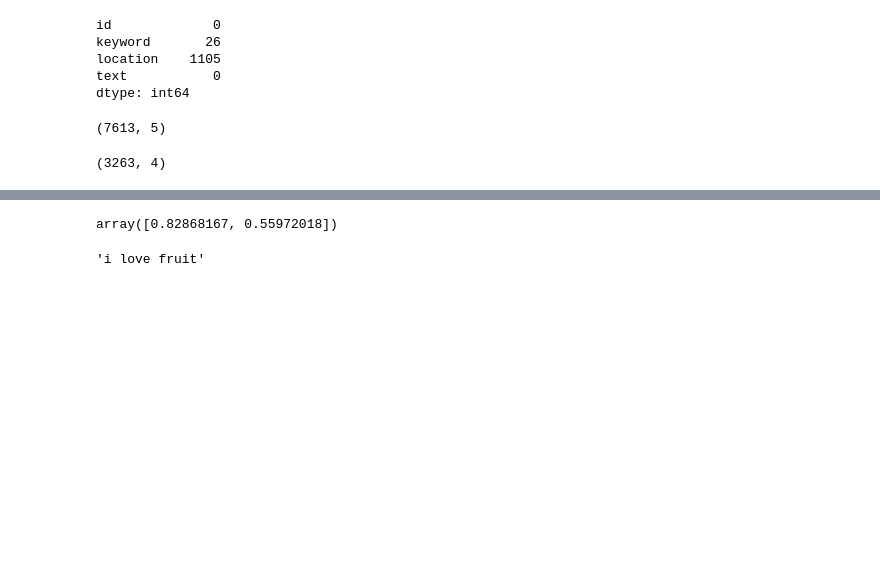
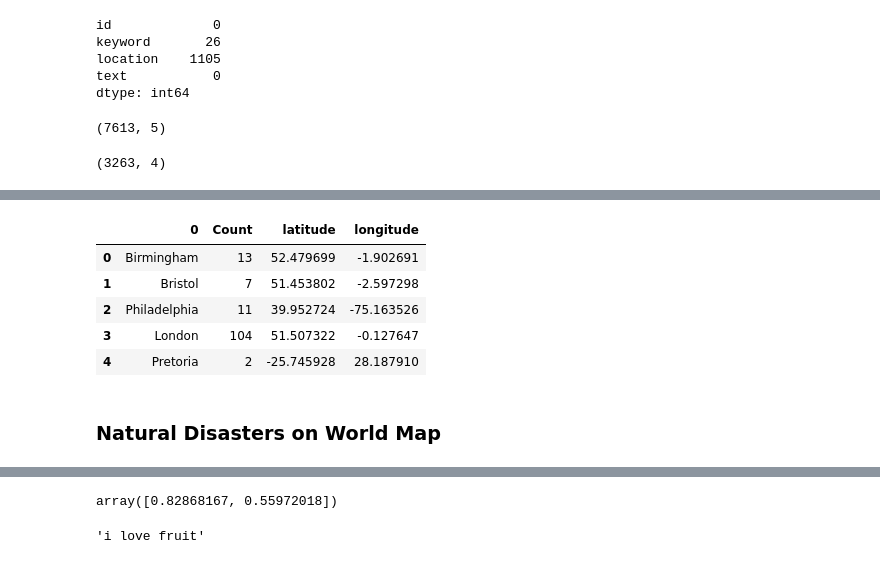
Before and after one commit to Avishek1990/NaturalDisaster, a Jupyter notebook: whitedisaster.ipynb, the cells around one changed output, grey strips where cells are left out. Saved outputs shown, nothing was run; the diff lists cells and outputs as text; code cells hidden in the pictures; blank space fills up the shorter version.

```diff
--- a/whitedisaster.ipynb
+++ b/whitedisaster.ipynb
@@ -296,0 +368,2 @@ test['key_CleanLemma'] = test['key_CleanLemma'].str.lower().str.replace("  "," "
+# %%
+loca_df = pd.DataFrame(np.array([list(loca_dict.keys()),list(loca_dict.values())]).T)
@@ -296,0 +379,44 @@ test['key_CleanLemma'] = test['key_CleanLemma'].str.lower().str.replace("  "," "
+# %%
+# declare an empty list to store
+# latitude and longitude of values
+# of city column
+longitude = []
+latitude = []
+
+# each value from city column
+# will be fetched and sent to
+# function find_geocode
+for i in tqdm(loca_df[0]):
+
+    if findGeocode(i) != None:
+
+        loc = findGeocode(i)
+
+        # coordinates returned from
+        # function is stored into
+        # two separate list
+        latitude.append(loc.latitude)
+        longitude.append(loc.longitude)
+
+    # if coordinate for a city not
+    # found, insert "NaN" indicating
+    # missing value
+    else:
+        latitude.append(np.nan)
+        longitude.append(np.nan)
+# %%
+loca_df['latitude'] = latitude
+loca_df['longitude'] = longitude
+# %%
+loca_df = loca_df.rename(columns = {1:'Count'})
+# %%
+loca_df.head()
+# %% [output]
+|  | 0 | Count | latitude | longitude |
+| 0 | Birmingham | 13 | 52.479699 | -1.902691 |
+| 1 | Bristol | 7 | 51.453802 | -2.597298 |
+| 2 | Philadelphia | 11 | 39.952724 | -75.163526 |
+| 3 | London | 104 | 51.507322 | -0.127647 |
+| 4 | Pretoria | 2 | -25.745928 | 28.187910 |
+# %% [markdown]
+### Natural Disasters on World Map
```
Also changed, not shown: parts of 52 cells of this notebook.
